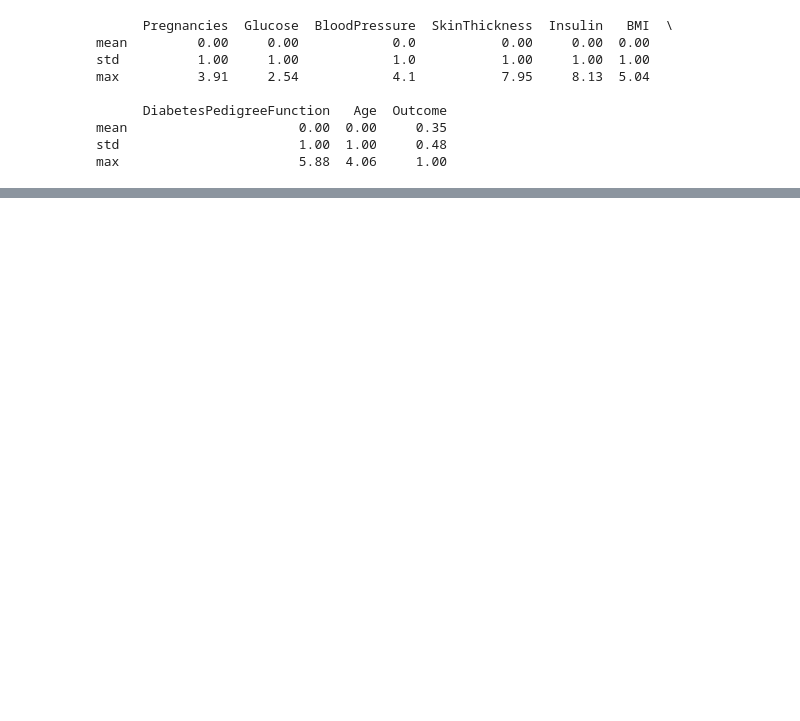
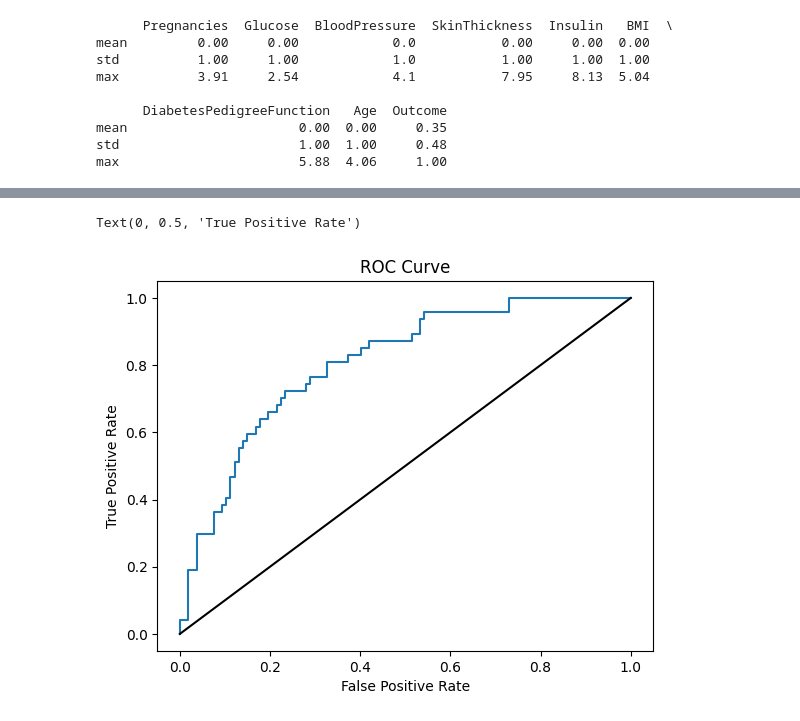
Before and after one commit to Nishaldevadiga/DiabetesPrediction, a Jupyter notebook: DiabetesPred.ipynb, the cells around one changed output, grey strips where cells are left out. Saved outputs shown, nothing was run; the diff lists cells and outputs as text; code cells hidden in the pictures; blank space fills up the shorter version.

```diff
--- a/DiabetesPred.ipynb
+++ b/DiabetesPred.ipynb
@@ -177,0 +207,8 @@ max                       5.88  4.06     1.00
+# %%
+
+#compile the model
+model.compile(optimizer='adam',loss='binary_crossentropy',
+              metrics=['accuracy'])
+# %%
+#train the model for 200 epochs
+model.fit(x_train,y_train,epochs=201)
@@ -177,0 +246,4 @@ max                       5.88  4.06     1.00
+# %%
+from sklearn.metrics import roc_curve
+
+y_test_pred_probs=model.predict(x_test)
@@ -177,0 +252,11 @@ max                       5.88  4.06     1.00
+# %%
+FPR,TPR,_=roc_curve(y_test,y_test_pred_probs)
+# %%
+plt.plot(FPR,TPR)
+plt.plot([0,1],[0,1],color='black')
+plt.title('ROC Curve')
+plt.xlabel('False Positive Rate')
+plt.ylabel('True Positive Rate')
+# %% [output]
+Text(0, 0.5, 'True Positive Rate')
+[figure, added]
```
Also changed, not shown: parts of 10 cells of this notebook.
